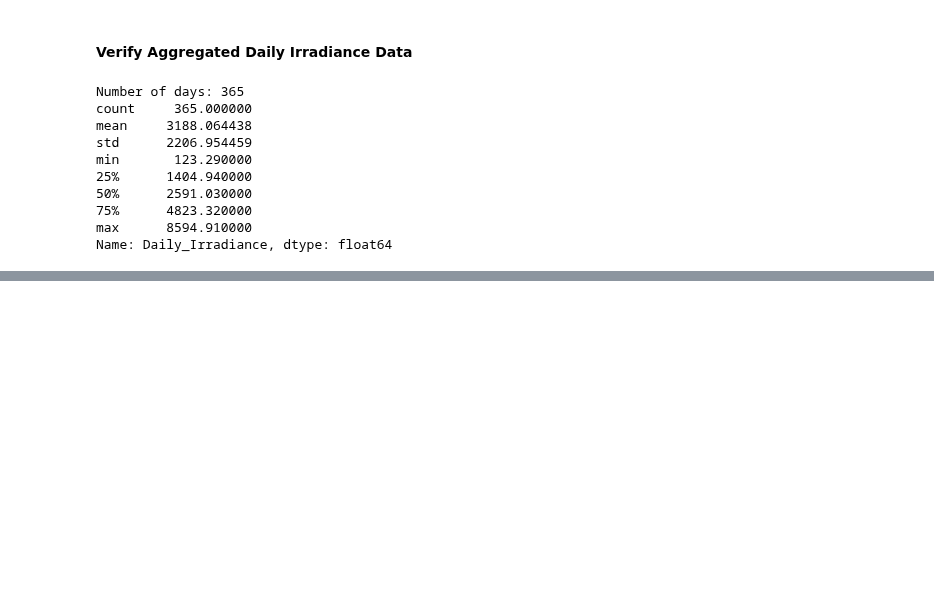
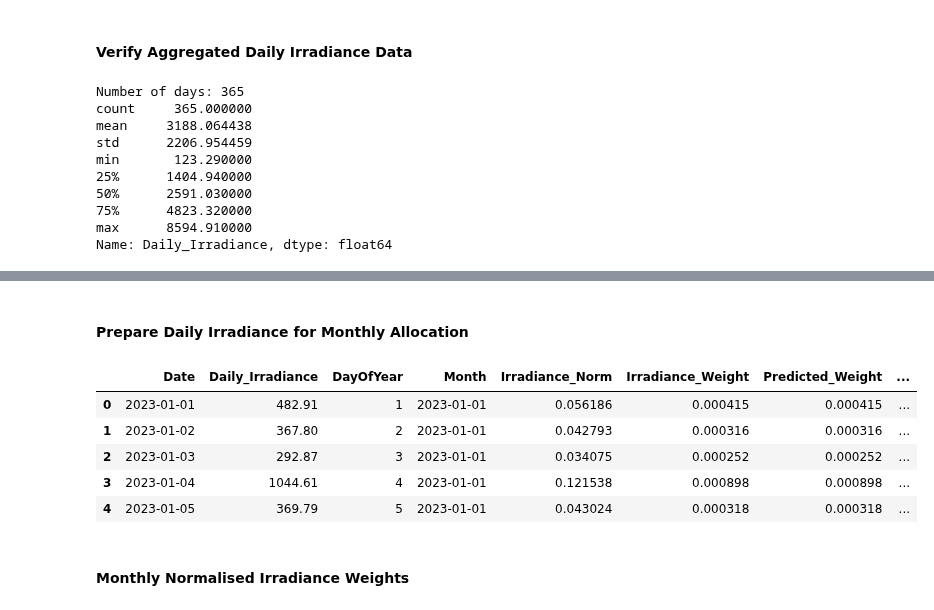
Before and after one commit to p-sav/PFDA, a Jupyter notebook: Project/Energy_analysis.ipynb, the cells around one changed output, grey strips where cells are left out. Saved outputs shown, nothing was run; the diff lists cells and outputs as text; code cells hidden in the pictures; blank space fills up the shorter version.

Commit message:
Inverter data linked to annual irradiance data to create daily energy export estimates using ML

```diff
--- a/Project/Energy_analysis.ipynb
+++ b/Project/Energy_analysis.ipynb
@@ -984,0 +995,9 @@ Name: Daily_Irradiance, dtype: float64
+# %%
+# Import scikit learn regression model
+from sklearn.linear_model import LinearRegression
+
+# Feature: daily irradiance (reshape required for sklearn)
+X = daily_irradiance[['Daily_Irradiance']]    # Predictor variable
+
+# Target: normalized irradiance weight (acts as proxy for export share)
+y = daily_irradiance['Irradiance_Weight']     # Target variable
@@ -984,0 +1006,6 @@ Name: Daily_Irradiance, dtype: float64
+# %%
+# Create linear regression model
+irradiance_model = LinearRegression()
+
+# Fit model to data
+irradiance_model.fit(X, y)
@@ -984,0 +1016,12 @@ Name: Daily_Irradiance, dtype: float64
+# %%
+# Predict daily weights using trained model
+daily_irradiance['Predicted_Weight'] = irradiance_model.predict(X)
+
+# Ensure no negative values
+daily_irradiance['Predicted_Weight'] = daily_irradiance['Predicted_Weight'].clip(lower=0)
+
+# Renormalize so weights sum to 1
+daily_irradiance['Predicted_Weight'] = (
+    daily_irradiance['Predicted_Weight'] /
+    daily_irradiance['Predicted_Weight'].sum()
+)
@@ -984,0 +1114,20 @@ Name: Daily_Irradiance, dtype: float64
+# %% [markdown]
+#### Prepare Daily Irradiance for Monthly Allocation
+# %%
+# Ensure Date column is datetime
+daily_irradiance['Date'] = pd.to_datetime(daily_irradiance['Date'])
+
+# Create Month column to match inverter export data
+daily_irradiance['Month'] = daily_irradiance['Date'].dt.to_period('M').dt.to_timestamp()
+
+# Quick check
+daily_irradiance.head()
+# %% [output]
+|  | Date | Daily_Irradiance | DayOfYear | Month | Irradiance_Norm | Irradiance_Weight | Predicted_Weight | ... |
+| 0 | 2023-01-01 | 482.91 | 1 | 2023-01-01 | 0.056186 | 0.000415 | 0.000415 | ... |
+| 1 | 2023-01-02 | 367.80 | 2 | 2023-01-01 | 0.042793 | 0.000316 | 0.000316 | ... |
+| 2 | 2023-01-03 | 292.87 | 3 | 2023-01-01 | 0.034075 | 0.000252 | 0.000252 | ... |
+| 3 | 2023-01-04 | 1044.61 | 4 | 2023-01-01 | 0.121538 | 0.000898 | 0.000898 | ... |
+| 4 | 2023-01-05 | 369.79 | 5 | 2023-01-01 | 0.043024 | 0.000318 | 0.000318 | ... |
+# %% [markdown]
+#### Monthly Normalised Irradiance Weights
```
Also changed, not shown: parts of 19 cells of this notebook, 1 other file.
